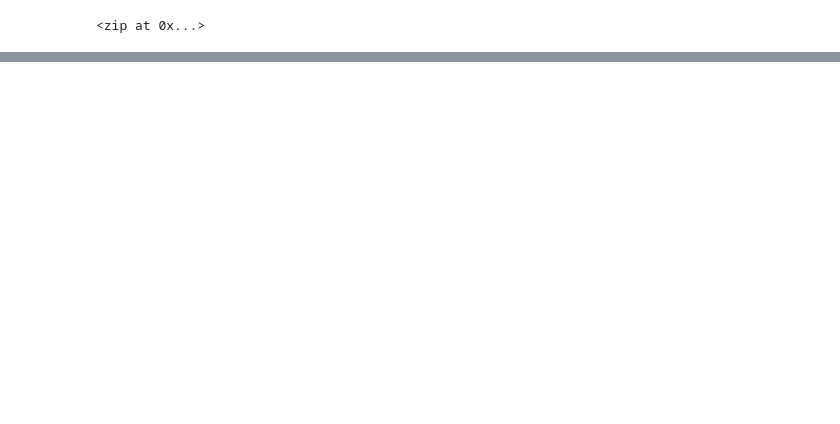
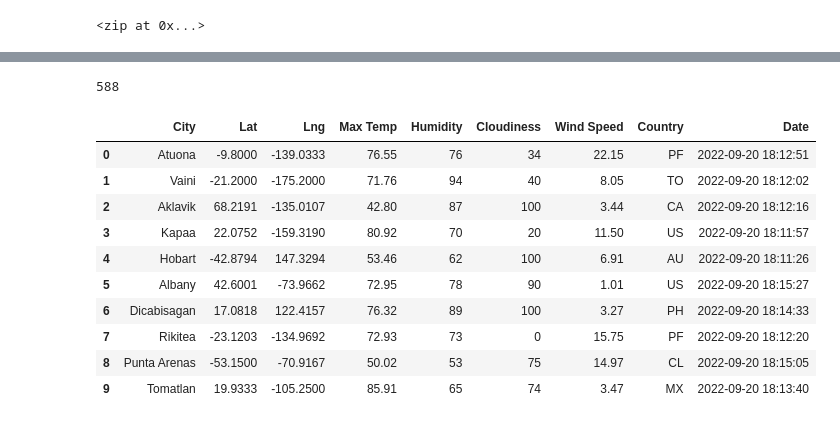
Before and after one commit to ireneshin26/World_Weather_Analysis, a Jupyter notebook: WeatherPy.ipynb, the cells around one changed output, grey strips where cells are left out. Cells and saved outputs as stored; diff of their text form; code cells hidden in the pictures; blank space fills up the shorter version.

```diff
--- a/WeatherPy.ipynb
+++ b/WeatherPy.ipynb
@@ -55,0 +128,20 @@ len(cities)
+# %%
+len(city_data)
+# %% [output]
+588
+# %%
+# Convert the array of dictionaries to a Pandas DataFrame.
+city_data_df = pd.DataFrame(city_data)
+city_data_df.head(10)
+# %% [output]
+|  | City | Lat | Lng | Max Temp | Humidity | Cloudiness | Wind Speed | Country | Date |
+| 0 | Atuona | -9.8000 | -139.0333 | 76.55 | 76 | 34 | 22.15 | PF | 2022-09-20 18:12:51 |
+| 1 | Vaini | -21.2000 | -175.2000 | 71.76 | 94 | 40 | 8.05 | TO | 2022-09-20 18:12:02 |
+| 2 | Aklavik | 68.2191 | -135.0107 | 42.80 | 87 | 100 | 3.44 | CA | 2022-09-20 18:12:16 |
+| 3 | Kapaa | 22.0752 | -159.3190 | 80.92 | 70 | 20 | 11.50 | US | 2022-09-20 18:11:57 |
+| 4 | Hobart | -42.8794 | 147.3294 | 53.46 | 62 | 100 | 6.91 | AU | 2022-09-20 18:11:26 |
+| 5 | Albany | 42.6001 | -73.9662 | 72.95 | 78 | 90 | 1.01 | US | 2022-09-20 18:15:27 |
+| 6 | Dicabisagan | 17.0818 | 122.4157 | 76.32 | 89 | 100 | 3.27 | PH | 2022-09-20 18:14:33 |
+| 7 | Rikitea | -23.1203 | -134.9692 | 72.93 | 73 | 0 | 15.75 | PF | 2022-09-20 18:12:20 |
+| 8 | Punta Arenas | -53.1500 | -70.9167 | 50.02 | 53 | 75 | 14.97 | CL | 2022-09-20 18:15:05 |
+| 9 | Tomatlan | 19.9333 | -105.2500 | 85.91 | 65 | 74 | 3.47 | MX | 2022-09-20 18:13:40 |
```
Also changed, not shown: parts of 12 cells of this notebook, 3 other files.
